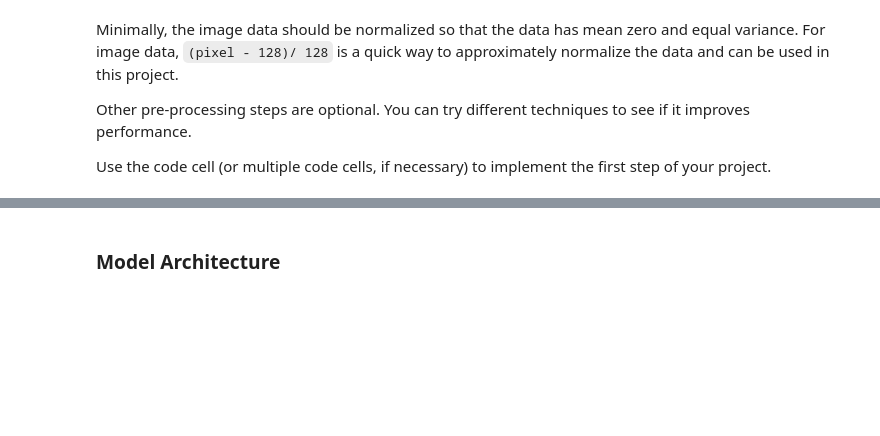
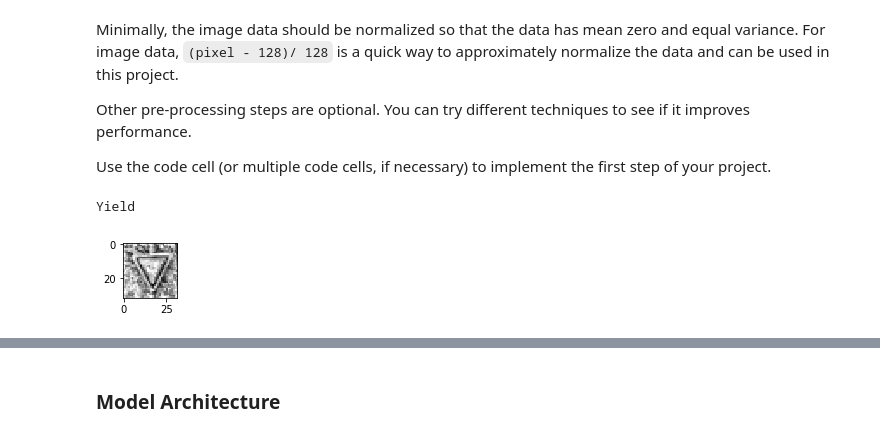
Before and after one commit to haiqibian/Traffic-Sign-Classifier-Project, a Jupyter notebook: Traffic_Sign_Classifier.ipynb, the cells around one changed output, grey strips where cells are left out. Drawn from its saved outputs; the diff is of its cells as text; code cells hidden in the pictures; blank space fills up the shorter version.

```diff
--- a/Traffic_Sign_Classifier.ipynb
+++ b/Traffic_Sign_Classifier.ipynb
@@ -165,0 +175,28 @@ X_test_grey = RGB2GRAY(X_test)
+# %%
+### Preprocess the data here. It is required to normalize the data. Other preprocessing steps could include
+### converting to grayscale, etc.
+### Feel free to use as many code cells as needed.
+import cv2
+
+def clahe_cvt(original_images, clahe_images):
+    clahe = cv2.createCLAHE()
+    for i in range(len(original_images)):
+        image = original_images[i].squeeze()
+        gray_image = cv2.cvtColor(image, cv2.COLOR_RGB2GRAY)
+        clahe_images[i,:,:,0] = clahe.apply(gray_image)
+
+X_train_cl = np.ndarray(shape=(n_train, image_shape[0], image_shape[1], 1), dtype=np.uint8)
+X_test_cl = np.ndarray(shape=(n_test, image_shape[0], image_shape[1], 1), dtype=np.uint8)
+
+clahe_cvt(X_train, X_train_cl)
+clahe_cvt(X_test, X_test_cl)
+# %%
+# Pick some pictures to verify the above pipeline works well.
+index = random.randint(0, len(X_test_cl))
+image = X_test_cl[index].squeeze()
+plt.figure(figsize=(1,1))
+plt.imshow(image, 'gray')
+print(sign_name_list[y_test[index]])
+# %% [output]
+Yield
+[figure, added]
```
Also changed, not shown: parts of 26 cells of this notebook.
